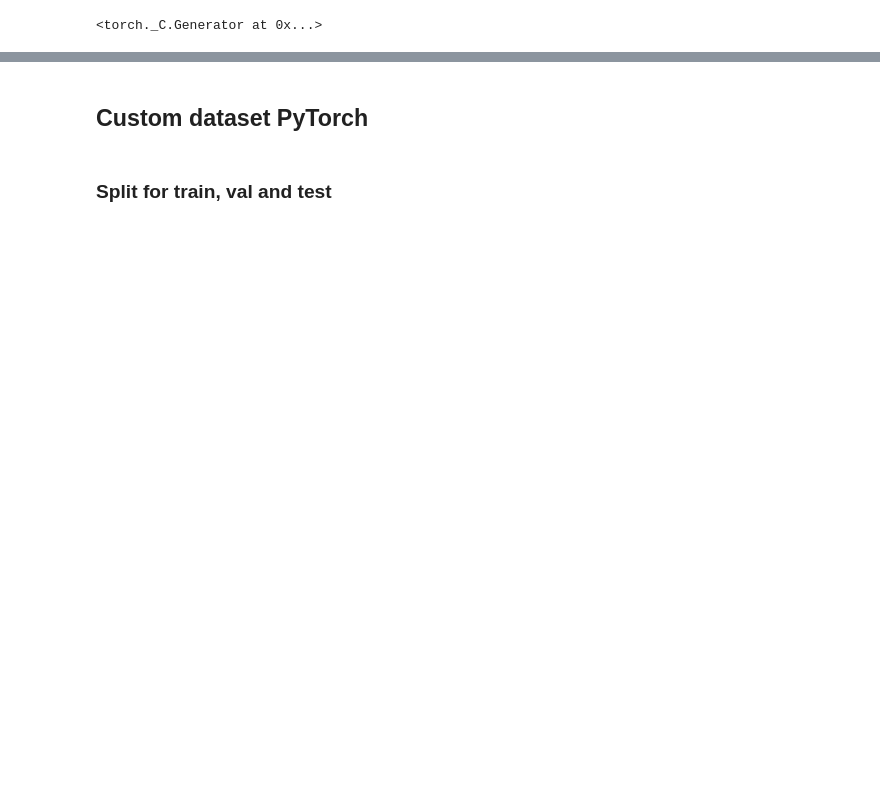
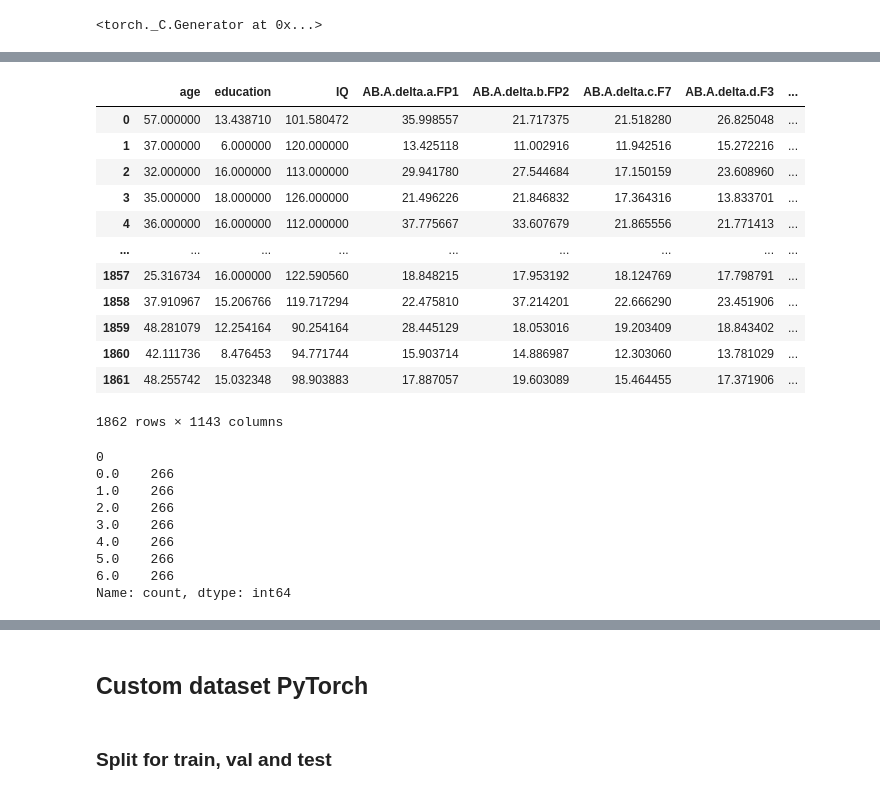
Before and after one commit to matt-balda/.tcc.eeg-signals-neuropsychiatric, a Jupyter notebook: src/models/model_ann_classifier.ipynb, the cells around one changed output, grey strips where cells are left out. Drawn from its saved outputs; the diff is of its cells as text; code cells hidden in the pictures; blank space fills up the shorter version.

```diff
--- a/src/models/model_ann_classifier.ipynb
+++ b/src/models/model_ann_classifier.ipynb
@@ -429,0 +291,5 @@ pd.DataFrame(y_all_features_resampled)
+# %%
+label_encoder = LabelEncoder()
+y_encoded = label_encoder.fit_transform(target_main)
+y_encoded = y_encoded.astype(np.float32)
+(pd.DataFrame(y_encoded)).value_counts()
@@ -429,0 +323,10 @@ pd.DataFrame(y_all_features_resampled)
+# %%
+# class balancing
+
+borderline_smote = BorderlineSMOTE(k_neighbors=3, random_state=42)
+X_resampled, y_resampled = borderline_smote.fit_resample(X_concated, y_encoded)
+
+display(HTML('<hr>'))
+display(X_resampled)
+display((pd.DataFrame(y_resampled)).value_counts())
+# %% [output]
@@ -429,0 +334,22 @@ pd.DataFrame(y_all_features_resampled)
+|  | age | education | IQ | AB.A.delta.a.FP1 | AB.A.delta.b.FP2 | AB.A.delta.c.F7 | AB.A.delta.d.F3 | ... |
+| 0 | 57.000000 | 13.438710 | 101.580472 | 35.998557 | 21.717375 | 21.518280 | 26.825048 | ... |
+| 1 | 37.000000 | 6.000000 | 120.000000 | 13.425118 | 11.002916 | 11.942516 | 15.272216 | ... |
+| 2 | 32.000000 | 16.000000 | 113.000000 | 29.941780 | 27.544684 | 17.150159 | 23.608960 | ... |
+| 3 | 35.000000 | 18.000000 | 126.000000 | 21.496226 | 21.846832 | 17.364316 | 13.833701 | ... |
+| 4 | 36.000000 | 16.000000 | 112.000000 | 37.775667 | 33.607679 | 21.865556 | 21.771413 | ... |
+| ... | ... | ... | ... | ... | ... | ... | ... | ... |
+| 1857 | 25.316734 | 16.000000 | 122.590560 | 18.848215 | 17.953192 | 18.124769 | 17.798791 | ... |
+| 1858 | 37.910967 | 15.206766 | 119.717294 | 22.475810 | 37.214201 | 22.666290 | 23.451906 | ... |
+| 1859 | 48.281079 | 12.254164 | 90.254164 | 28.445129 | 18.053016 | 19.203409 | 18.843402 | ... |
+| 1860 | 42.111736 | 8.476453 | 94.771744 | 15.903714 | 14.886987 | 12.303060 | 13.781029 | ... |
+| 1861 | 48.255742 | 15.032348 | 98.903883 | 17.887057 | 19.603089 | 15.464455 | 17.371906 | ... |
+1862 rows × 1143 columns
+0
+0.0    266
+1.0    266
+2.0    266
+3.0    266
+4.0    266
+5.0    266
+6.0    266
+Name: count, dtype: int64
```
Also changed, not shown: parts of 110 cells of this notebook, 11 other files.
